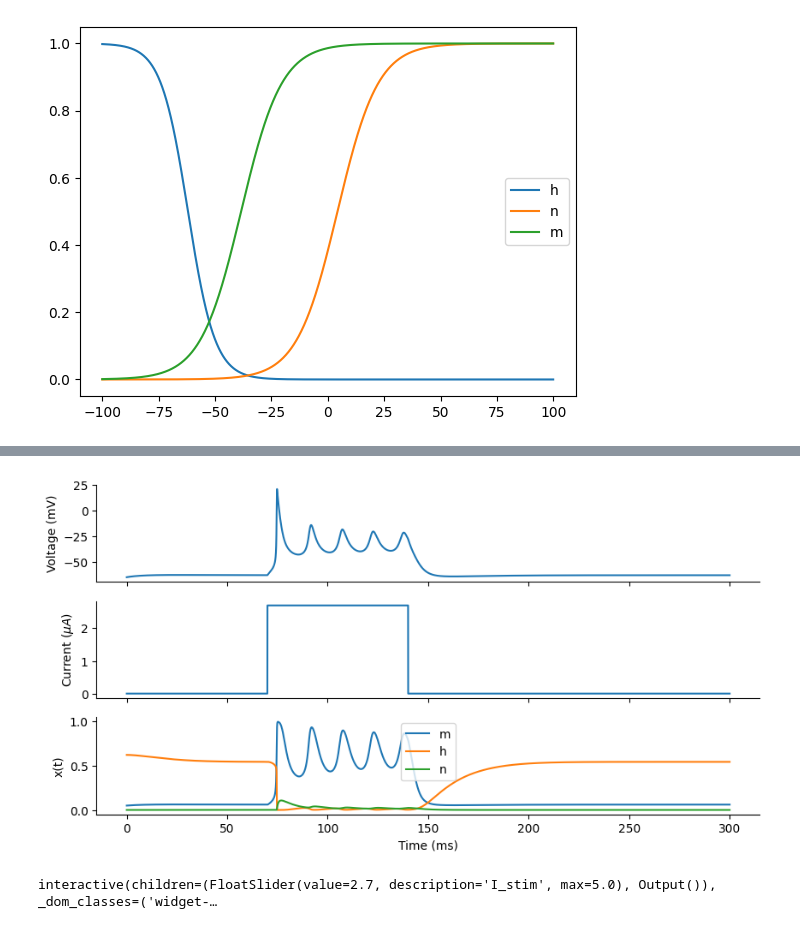
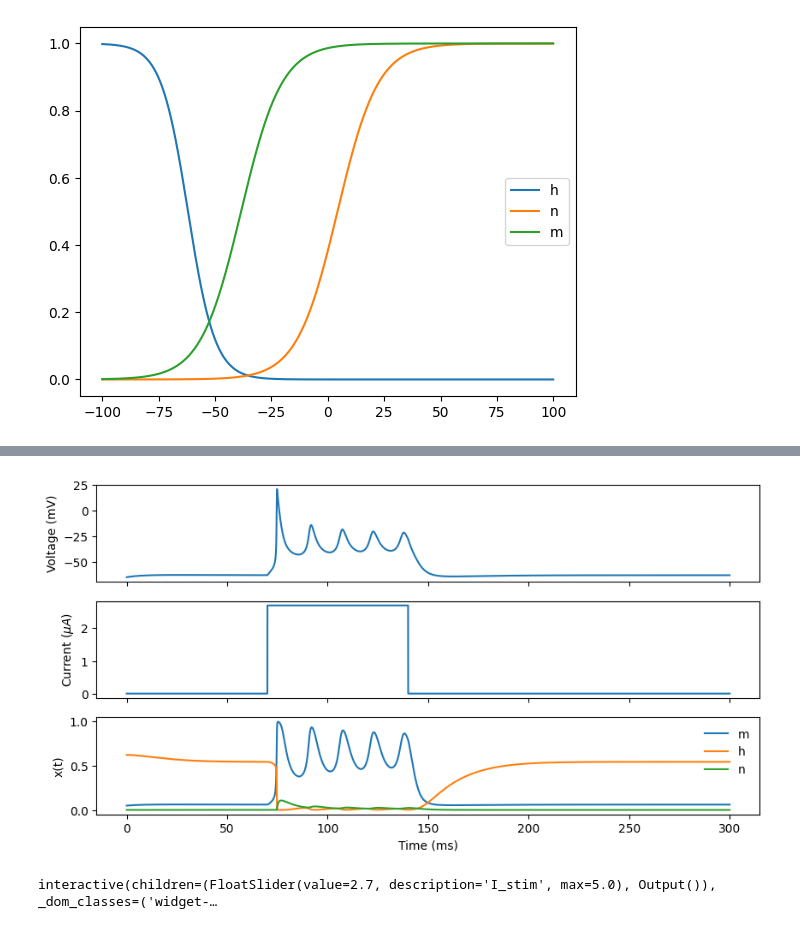
Before and after one commit to electronicvisions/jaxsnn, a Jupyter notebook: notebooks/hodgekin_huxley.ipynb, the cells around one changed output, grey strips where cells are left out. Drawn from its saved outputs; the diff is of its cells as text; code cells hidden in the pictures.

Commit message:
doc: hodgekin huxley
Change-Id: I27155fe4a15ee8a8a27b873da25ae592a963afa2

```diff
--- a/notebooks/hodgekin_huxley.ipynb
+++ b/notebooks/hodgekin_huxley.ipynb
@@ -4,10 +4,13 @@ import jax.numpy as np
 import tree_math
 import dataclasses
 import matplotlib.pyplot as plt
+import matplotlib as mpl
 
 from jaxsnn.base import funcutils
 from jaxsnn.base.types import ArrayLike
 from jaxsnn.base import implicit
+
+plt.style.use
 # %%
 @tree_math.struct
 class HodgekinHuxleyState:
@@ -145,30 +148,28 @@ def integrate_from(initial_state, stim):
     _, actual = integrator(initial_state)
     return actual
 
+integrate_from = jax.jit(integrate_from)
 actual = integrate_from(initial_state=initial_state, stim=stim)
 # %%
-import matplotlib as mpl
-
-
 def plot_hodgekin_huxley(s : HodgekinHuxleyState):
-    # remove top and right axis from plots
-    mpl.rcParams["axes.spines.right"] = False
-    mpl.rcParams["axes.spines.top"] = False
     fig, ax = plt.subplots(3, figsize=(10, 5), sharex=True)
     ts = np.arange(0,int(dt*T), dt)
     ax[0].set_ylabel('Voltage (mV)')
     ax[1].set_ylabel('Current ($\mu A$)')
     ax[2].set_ylabel('x(t)')
     ax[0].plot(ts, s.v)
     ax[1].plot(ts, stim)
     ax[2].plot(ts, s.m, label='m')
     ax[2].plot(ts, s.h, label='h')
     ax[2].plot(ts, s.n, label='n')
-    ax[2].legend()
+    ax[2].legend(loc='upper right', frameon=False)
     ax[2].set_xlabel('Time (ms)')
-    fig.savefig('figures/hodgekin_huxley_example.png', dpi=300)
+    return fig, ax
+
+fig, _ = plot_hodgekin_huxley(actual)
+fig.savefig('figures/hodgekin_huxley_example.png', dpi=300)
 # %% [output]
-[figure, old version]
+[figure, new version]
 # %%
 from ipywidgets import interact, IntSlider, FloatSlider
 from functools import partial
```
Also changed, not shown: parts of 2 cells of this notebook, 2 other files.
